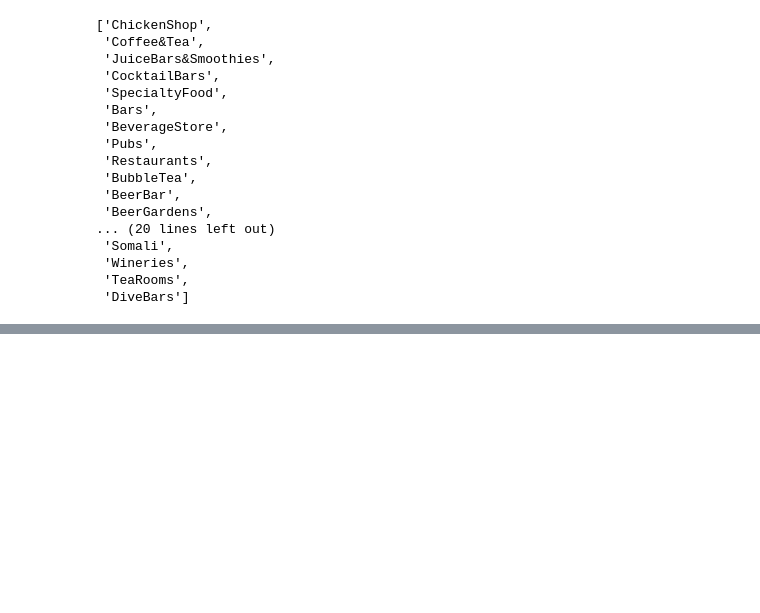
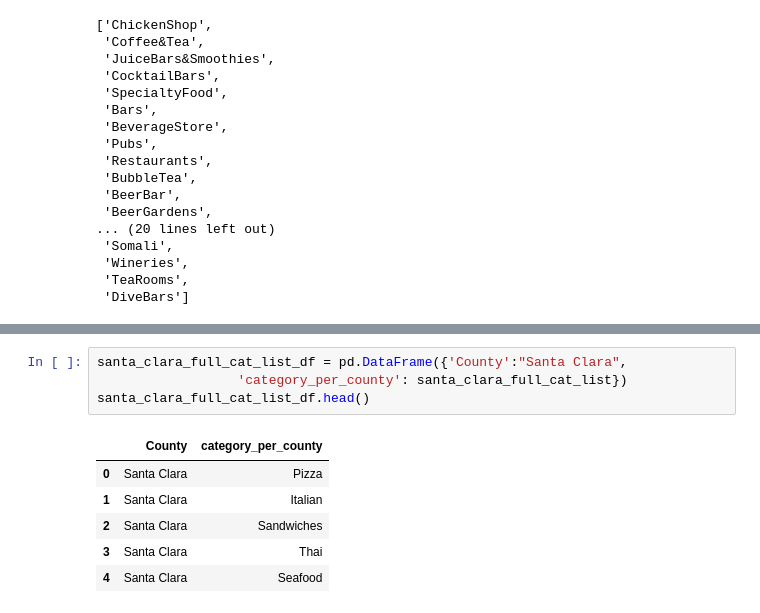
Before and after one commit to lquasem/Project-1, a Jupyter notebook: testing and analysis 7.10.2019.ipynb, the cells around one changed output, grey strips where cells are left out. Drawn from its saved outputs; the diff is of its cells as text; blank space fills up the shorter version.

```diff
--- a/testing and analysis 7.10.2019.ipynb
+++ b/testing and analysis 7.10.2019.ipynb
@@ -1208,0 +1229,11 @@ santa_clara_non_approved
+# %%
+santa_clara_full_cat_list_df = pd.DataFrame({'County':"Santa Clara",
+                  'category_per_county': santa_clara_full_cat_list})
+santa_clara_full_cat_list_df.head()
+# %% [output]
+|  | County | category_per_county |
+| 0 | Santa Clara | Pizza |
+| 1 | Santa Clara | Italian |
+| 2 | Santa Clara | Sandwiches |
+| 3 | Santa Clara | Thai |
+| 4 | Santa Clara | Seafood |
```
Also changed, not shown: parts of 11 cells of this notebook.
